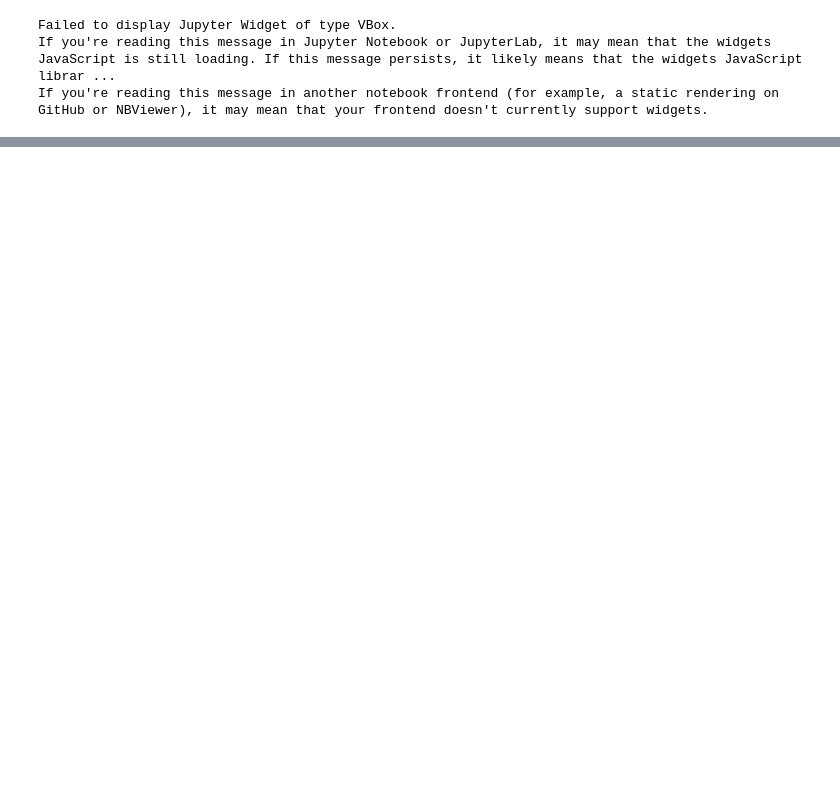
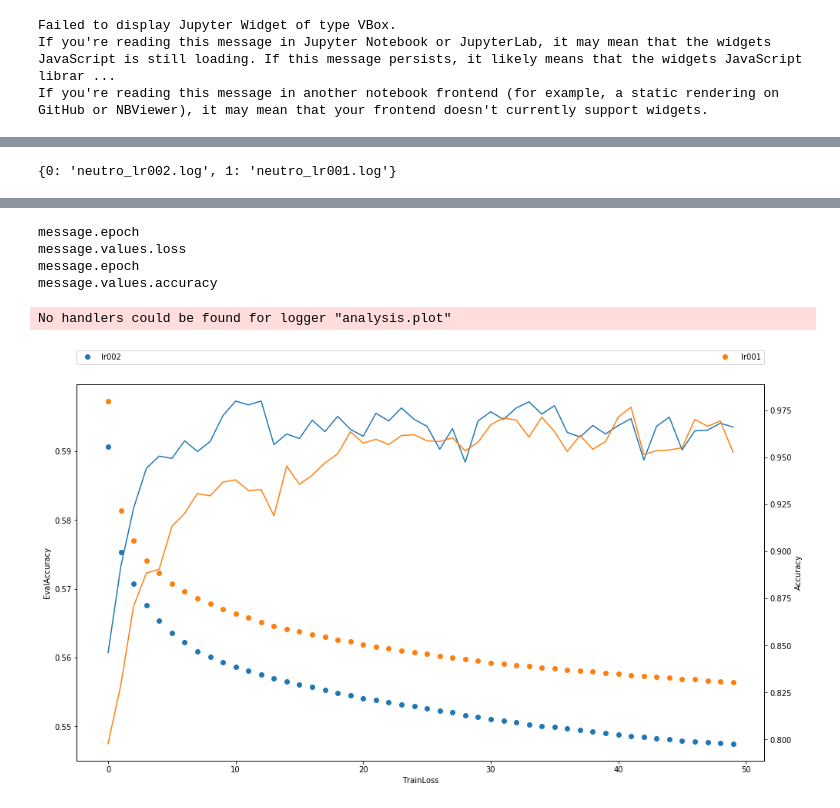
Before and after one commit to Antonio-Jr/Interface-Jupyter-Notebook, a Jupyter notebook: TestingNotebook.ipynb, the cells around one changed output, grey strips where cells are left out. Cells and saved outputs as stored; diff of their text form; code cells hidden in the pictures; blank space fills up the shorter version.

```diff
--- a/TestingNotebook.ipynb
+++ b/TestingNotebook.ipynb
@@ -1,7 +1,7 @@
 # %%
 import sys
-from filterPanel import BuildFilterPanel
+from FilterPanel import BuildFilterPanel
 sys.path.insert(0, '/home/junior/PycharmProjects/lia-pln-deeplearning')
-# fp = BuildFilterPanel('/home/junior/PycharmProjects/lia-pln-notebooks/shortdoc_class/distant_supervision/log/henrico/')
-fp = BuildFilterPanel('')
+fp = BuildFilterPanel('/home/junior/PycharmProjects/lia-pln-notebooks/shortdoc_class/distant_supervision/Neutro')
+# fp = BuildFilterPanel('')
 # %% [output]
@@ -30,0 +16,5 @@ No handlers could be found for logger "analysis.plot"
+# %%
+from ViewPlot import PlotView
+pv = PlotView(instance=fp)
+# %% [output]
+{0: 'neutro_lr002.log', 1: 'neutro_lr001.log'}
@@ -30,0 +22,6 @@ No handlers could be found for logger "analysis.plot"
+message.epoch
+message.values.loss
+message.epoch
+message.values.accuracy
+No handlers could be found for logger "analysis.plot"
+[figure, added]
```
Also changed, not shown: parts of 3 cells of this notebook, 6 other files.
